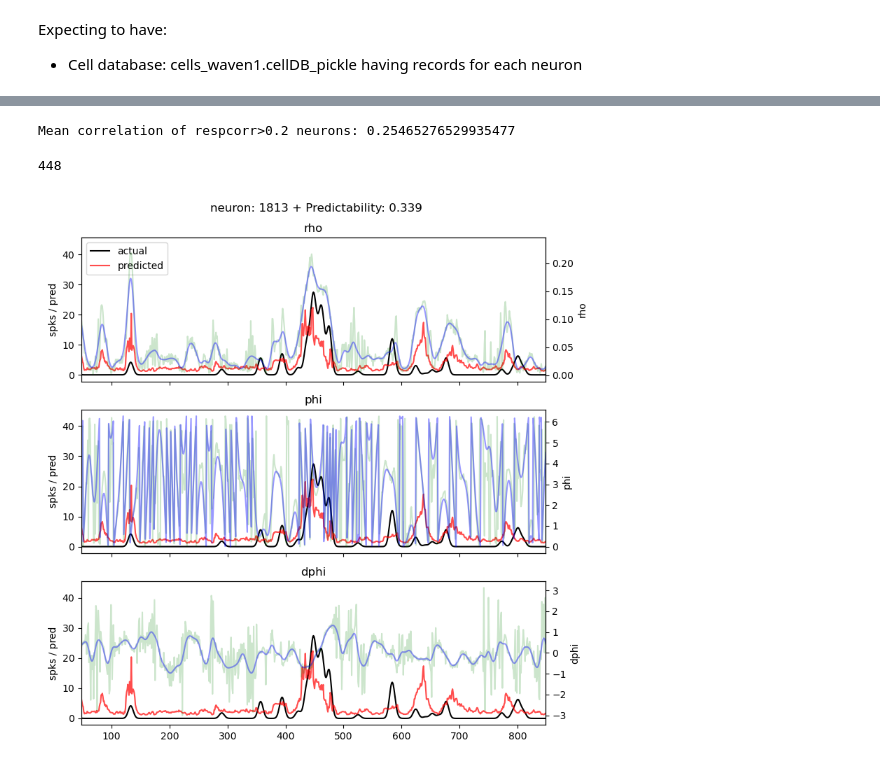
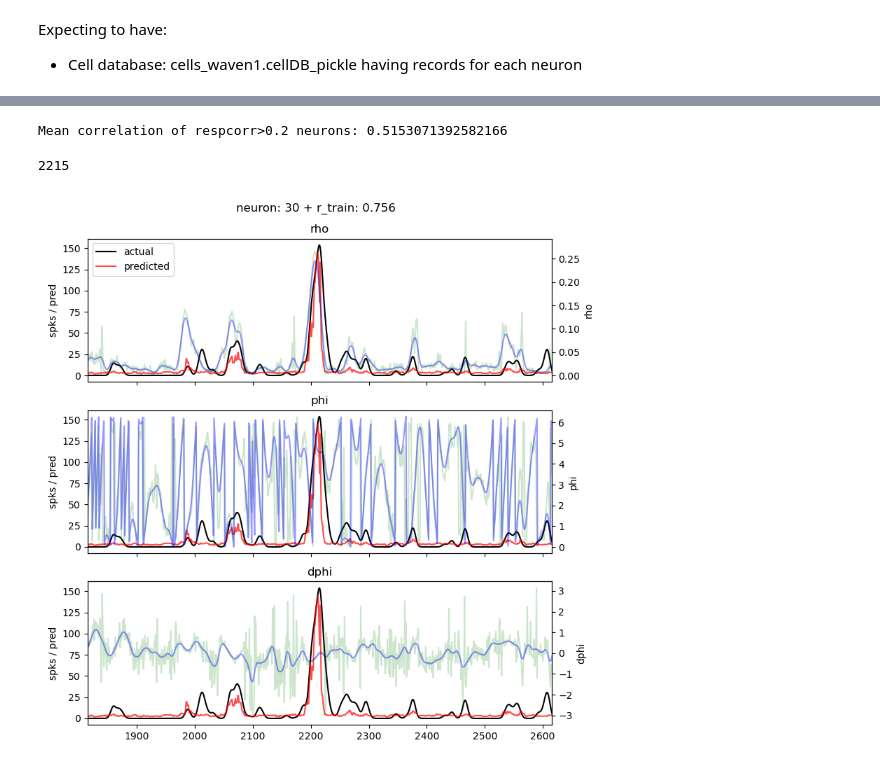
Before and after one commit to katonage/waven2, a Jupyter notebook: waven2/6_full_modell_test.ipynb, the cells around one changed output, grey strips where cells are left out. Saved outputs shown, nothing was run; the diff lists cells and outputs as text; code cells hidden in the pictures.

```diff
--- a/waven2/6_full_modell_test.ipynb
+++ b/waven2/6_full_modell_test.ipynb
@@ -15,9 +16,9 @@ Expecting to have:
 # %%
 #jobFolder_str=r"GBM11\g11_0409_zebra"
 jobFolder_str=r"GBM11\g11_0409_zebra5"
-jobFolder_str=r"GBM11\g11_0415_zebra5"
-jobFolder_str=r"GBM11\g11_0423_zebra6"
-jobFolder_str=r"GBM11\g11_0508_full"
+#jobFolder_str=r"GBM11\g11_0415_zebra5"
+#jobFolder_str=r"GBM11\g11_0423_zebra6"
+#jobFolder_str=r"GBM11\g11_0508_full"
 #jobFolder_str=r"GBM15\g15_0408_zebra"
 #jobFolder_str=r"GBM15\g15_0422_zebra3"
 # %%
@@ -59,15 +60,14 @@ df_cells
 resolution = 2.14 # um/px
 # %%
 #collecting inputs
-
-
 n_neurons = len(df_cells)
 n_timepoints = len(df_cells.iloc[0]['WL_transient_phase']) # assume each entry has the same length
+n_trials=df_cells.iloc[0]['Cell_activity'].shape[0]
 
 phi_all  = np.empty((n_neurons, n_timepoints), dtype=float)
 dphi_all = np.empty((n_neurons, n_timepoints), dtype=float)
 rho_all  = np.empty((n_neurons, n_timepoints), dtype=float)
-spks_all = np.empty((n_neurons, n_timepoints), dtype=float)
+spks_all = np.empty((n_neurons, n_trials, n_timepoints), dtype=float)
 
 respcorr = np.empty((n_neurons), dtype=float)
 
@@ -81,7 +81,7 @@ for i, (_idx, row) in enumerate(df_cells.iterrows()):
     #nans, x = nan_helper(dphi)
     #dphi[nans] = np.interp(x(nans), x(~nans), dphi[~nans])
 
-    spks=row['Activity_mean']
+    spks=row['Cell_activity']
 
     rho_all[i]  = rho
     phi_all[i]  = phi
@@ -146,7 +178,7 @@ Mean correlation of largest 20 neurons: 0.43381891272175155
 # %%
-print(f"Mean correlation of respcorr>0.2 neurons: {np.mean(X_corr[respcorr>0.2])}")
+print(f"Mean correlation of respcorr>0.2 neurons: {np.mean(r_train[respcorr>0.2])}")
 # %% [output]
-Mean correlation of respcorr>0.2 neurons: 0.25465276529935477
+Mean correlation of respcorr>0.2 neurons: 0.5153071392582166
 # %%
  # plotting temporal curves
  %matplotlib widget
@@ -188,29 +220,31 @@ Mean correlation of respcorr>0.2 neurons: 0.25465276529935477
 # %%
 # Plot fitting curves
 testneuron=30
 #testneuron=456
-testneuron=1813
+#testneuron=1813
 
 rho = rho_all[testneuron]
 phi = phi_all[testneuron]
 dphi = dphi_all[testneuron]
 spks = spks_all[testneuron]
 
 rho_train=rho[:train_split_index]
 phi_train=phi[:train_split_index]
 dphi_train=dphi[:train_split_index]
-spks_train=spks[:train_split_index]
+spks_train=np.mean(spks[train_trials,:train_split_index], axis=0)
 
 rho_test=rho[train_split_index:]
 phi_test=phi[train_split_index:]
 dphi_test=dphi[train_split_index:]
-spks_test=spks[train_split_index:]
+spks_test=np.mean(spks[train_split_index:], axis=0)
 
 interpolator, Z, rho_centers, phi_centers, dphi_centers=fit_model(rho_train, phi_train, dphi_train, spks_train, hanning_window=hanning_window, smooth_stim_FWHM_samples=average_FWHM_samples)
 
 pred_spks_test=apply_model(interpolator, rho_test, phi_test, dphi_test, smooth_stim_FWHM_samples=average_FWHM_samples)
+pred_spks_train=apply_model(interpolator, rho_train, phi_train, dphi_train, smooth_stim_FWHM_samples=average_FWHM_samples)
 
-plot_model(rho_test, phi_test, dphi_test, spks_test, pred_spks_test, title=f"neuron: {testneuron} + Predictability: {X_corr[testneuron]:.3f} ", smooth_stim_FWHM_samples=average_FWHM_samples)
+#plot_model(rho_test, phi_test, dphi_test, spks_test, pred_spks_test, title=f"neuron: {testneuron} + r_train: {r_train[testneuron]:.3f} ", smooth_stim_FWHM_samples=average_FWHM_samples)
+plot_model(rho_train, phi_train, dphi_train, spks_train, pred_spks_train, title=f"neuron: {testneuron} + r_train: {r_train[testneuron]:.3f} ", smooth_stim_FWHM_samples=average_FWHM_samples)
 # %% [output]
-448
+2215
-[figure, old version]
+[figure, new version]
```
Also changed, not shown: parts of 9 cells of this notebook, 9 other files.
